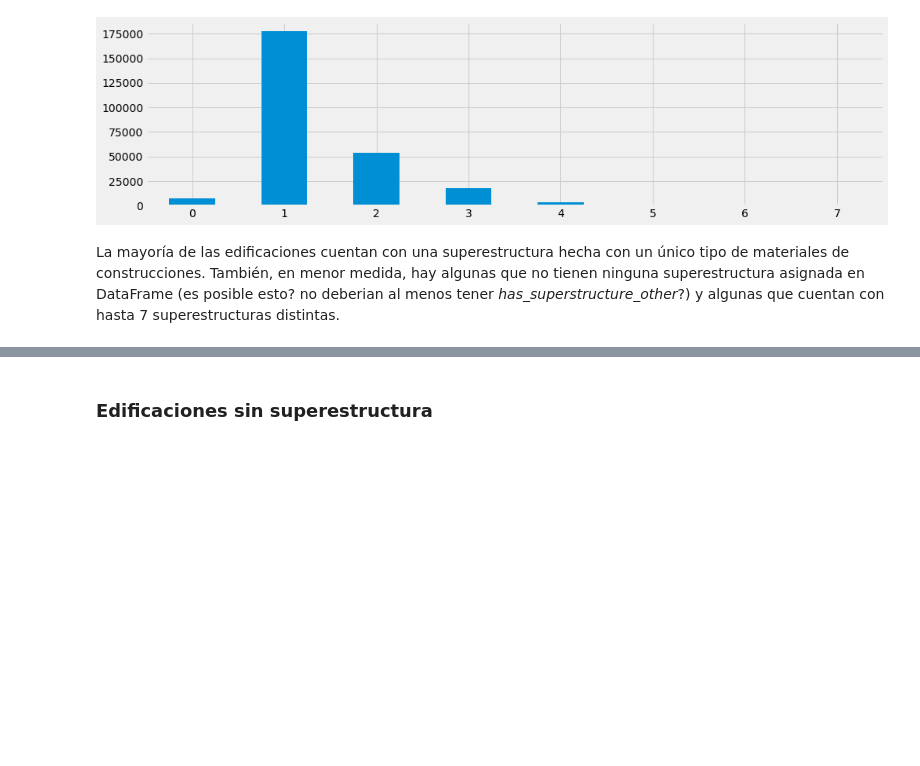
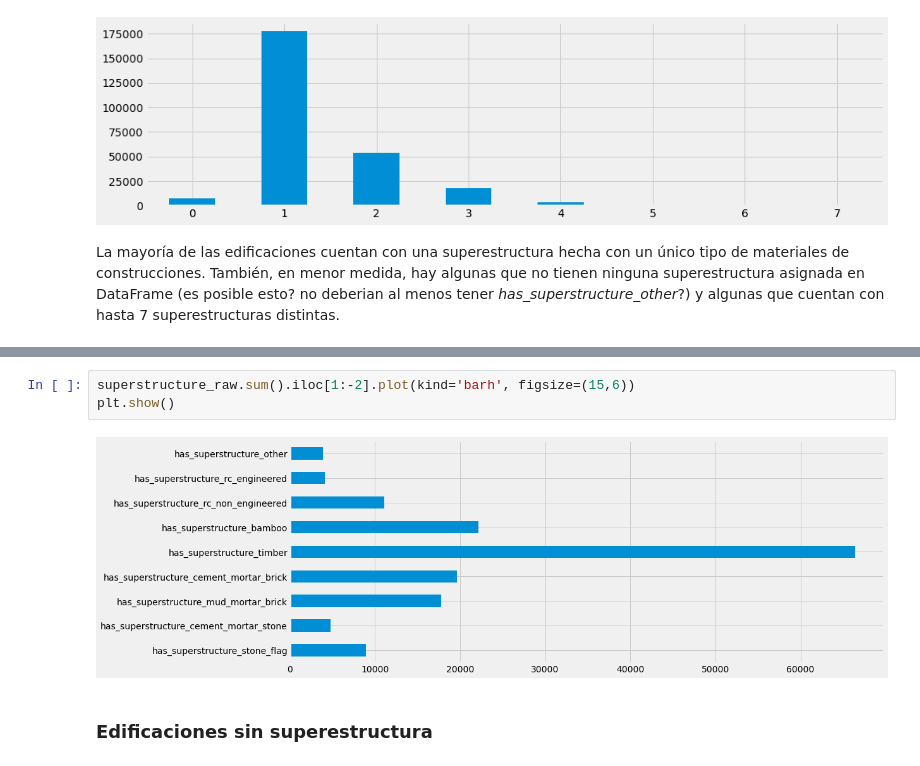
Before and after one commit to franvinas/7506-tp1, a Jupyter notebook: tp1.ipynb, the cells around one changed output, grey strips where cells are left out. Drawn from its saved outputs; the diff is of its cells as text; blank space fills up the shorter version.

```diff
--- a/tp1.ipynb
+++ b/tp1.ipynb
@@ -578,3 +559,8 @@ plt.show()
+# %%
+superstructure_raw.sum().iloc[1:-2].plot(kind='barh', figsize=(15,6))
+plt.show()
+# %% [output]
+[figure, added]
 # %% [markdown]
 ### Edificaciones sin superestructura
 # %%
```
Also changed, not shown: parts of 50 cells of this notebook.
